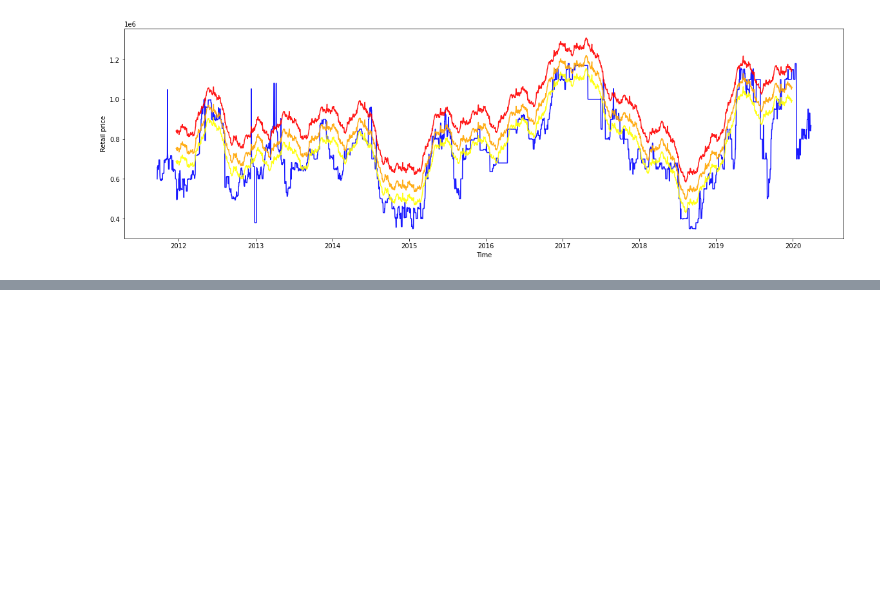
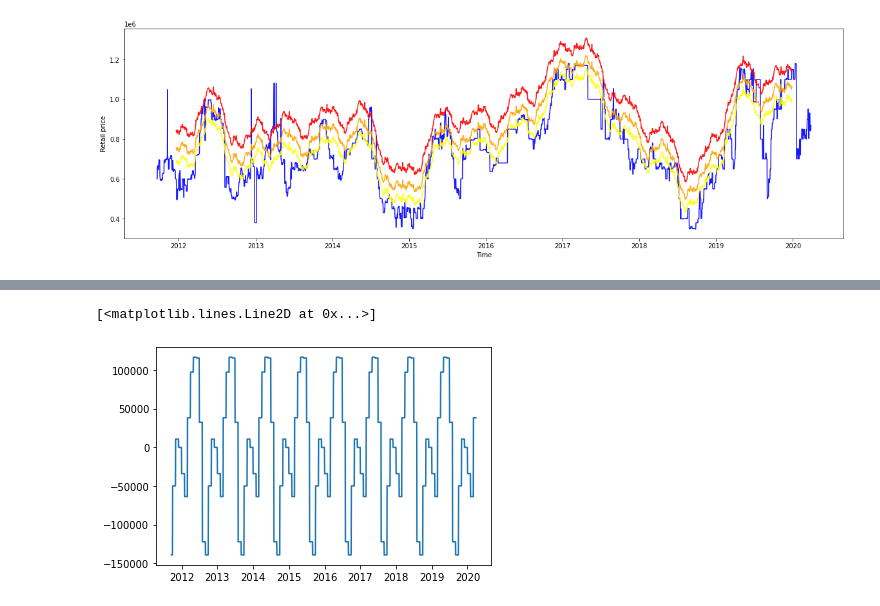
Before and after one commit to qianjing2020/lambda_lab, a Jupyter notebook: notebooks/price_alert_seasonal_trend.ipynb, the cells around one changed output, grey strips where cells are left out. Saved outputs shown, nothing was run; the diff lists cells and outputs as text; code cells hidden in the pictures; blank space fills up the shorter version.

```diff
--- a/notebooks/price_alert_seasonal_trend.ipynb
+++ b/notebooks/price_alert_seasonal_trend.ipynb
@@ -276,0 +301,11 @@ plt.show()
+# %%
+# augament seasonal patterm through the entire time span
+seasonal_c = y_i.copy()
+col = 'wholesale'
+for i in seasonal.index:
+    seasonal_c.loc[seasonal_c.index.month==i, col] = seasonal.loc[i]
+
+plt.plot(seasonal_c)
+# %% [output]
+[<matplotlib.lines.Line2D at 0x...>]
+[figure, added]
```
Also changed, not shown: parts of 21 cells of this notebook.
